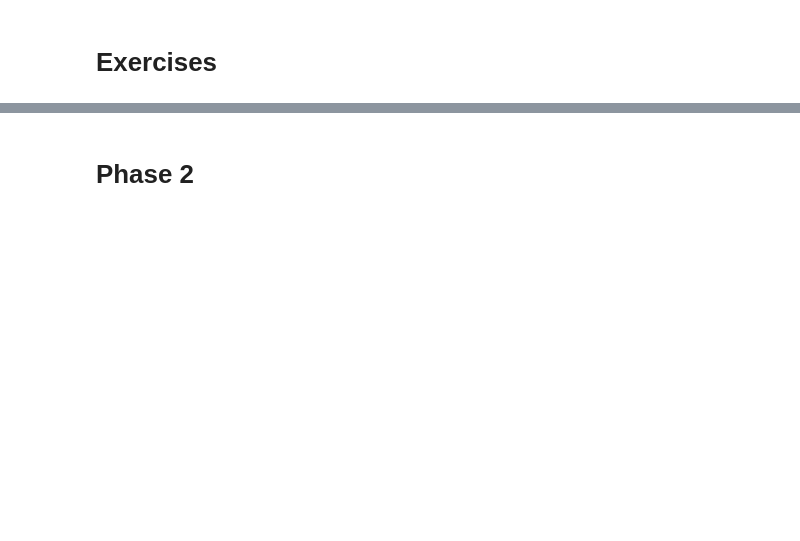
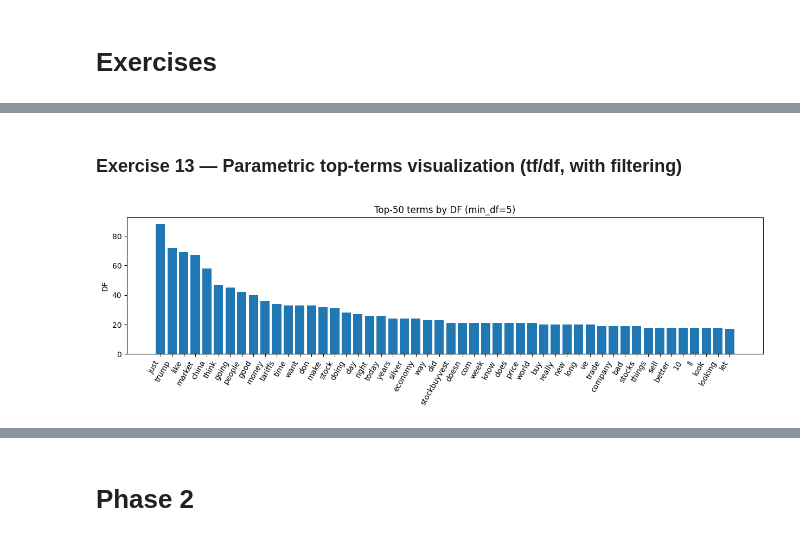
Before and after one commit to yuyanglin114/DM2025-Lab1-Exercise, a Jupyter notebook: DM2025-Lab1-Homework.ipynb, the cells around one changed output, grey strips where cells are left out. Drawn from its saved outputs; the diff is of its cells as text; code cells hidden in the pictures; blank space fills up the shorter version.

```diff
--- a/DM2025-Lab1-Homework.ipynb
+++ b/DM2025-Lab1-Homework.ipynb
@@ -155,0 +325,32 @@ data[data["type"]=="post"][::10][0:5]
+# %%
+
+try:
+    import plotly.express as px
+    X_csr = X_counts.tocsr()
+    df_terms = np.asarray((X_csr>0).sum(axis=0)).ravel()
+    N=40; top = df_terms.argsort()[-N:][::-1]
+    fig1 = px.bar(x=feature_names[top], y=df_terms[top], labels={'x':'term','y':'doc freq'},
+                  title=f'Top-{N} terms by DF'); fig1.update_layout(xaxis_tickangle=60); fig1.show()
+    rows = np.argsort(np.diff(X_csr.indptr))[-30:]
+    block = X_csr[rows][:, top].toarray()
+    fig2 = px.imshow(block, x=feature_names[top], y=[f'doc_{i}' for i in rows],
+                     color_continuous_scale='PuRd', labels=dict(x='term',y='doc',color='count'),
+                     title='Counts heatmap — Top docs × Top terms'); fig2.show()
+except Exception as e:
+    print('Plotly not available:', e)
+# %% [markdown]
+### Exercise 13 — Parametric top-terms visualization (tf/df, with filtering)
+# %%
+
+tf = np.asarray(X_counts.sum(axis=0)).ravel()
+df = np.asarray((X_counts>0).sum(axis=0)).ravel()
+metric='df'; N=50; min_df=5
+scores = df if metric=='df' else tf
+keep = np.where(df>=min_df)[0]
+top = keep[np.argsort(scores[keep])[-N:][::-1]]
+plt.figure(figsize=(max(10, N*0.25), 4))
+plt.bar(feature_names[top], scores[top]); plt.xticks(rotation=60, ha='right')
+plt.title(f'Top-{len(top)} terms by {metric.upper()} (min_df={min_df})'); plt.ylabel(metric.upper())
+plt.tight_layout(); plt.show()
+# %% [output]
+[figure, added]
```
Also changed, not shown: parts of 34 cells of this notebook.
